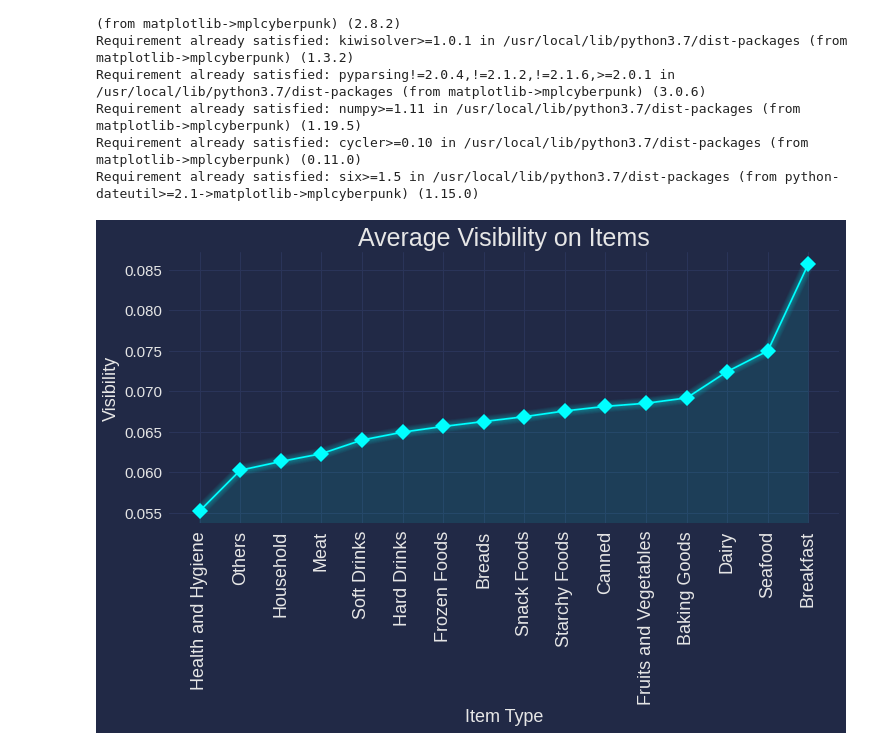
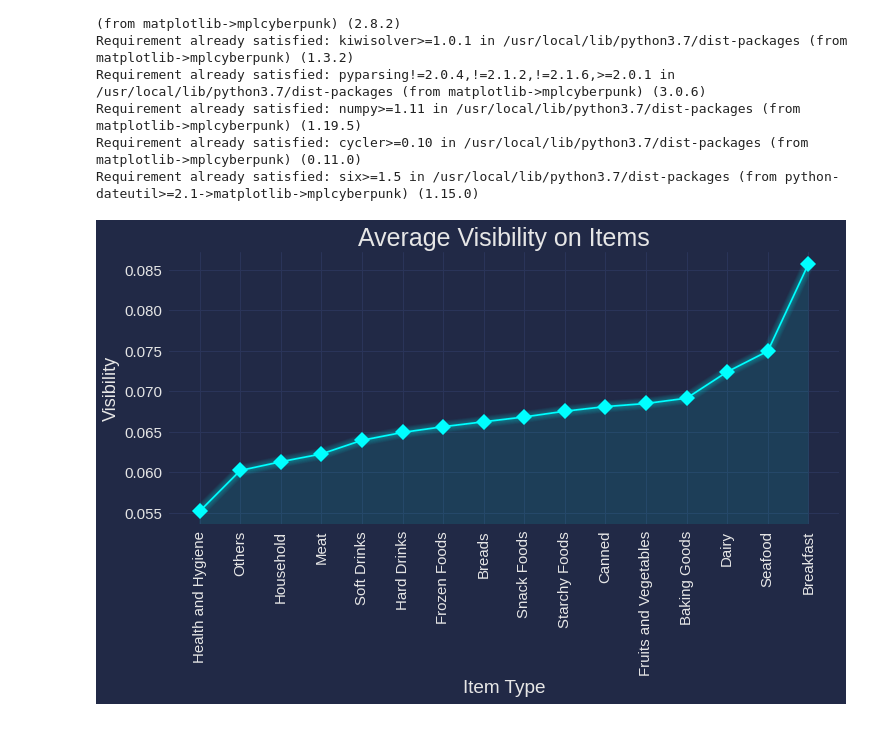
Before and after one commit to jul1andav1d/Food-Items-Sales-Predictions-Prjct1, a Jupyter notebook: Food_Sales_Prediction.ipynb, the cells around one changed output. Cells and saved outputs as stored; diff of their text form; code cells hidden in the pictures.

```diff
--- a/Food_Sales_Prediction.ipynb
+++ b/Food_Sales_Prediction.ipynb
@@ -403,13 +403,13 @@ Requirement already satisfied: six>=1.5 in /usr/local/lib/python3.7/dist-package
 # %%
 plt.figure(figsize= (12, 5))
 plt.style.use("cyberpunk")
 plt.plot(visibility.index, visibility['Item_Visibility'], c = "cyan", marker = 'D', markersize = 12 )
-plt.xlabel('Item Type', fontsize=18)
-plt.xticks(rotation=90, fontsize = 18)
+plt.xlabel('Item Type', fontsize=19)
+plt.xticks(rotation=90, fontsize = 15)
 plt.yticks(fontsize=15)
 plt.ylabel('Visibility', fontsize=18)
 plt.title('Average Visibility on Items', fontsize = 25)
 mplcyberpunk.add_glow_effects()
 plt.show();
 # %% [output]
-[figure, old version]
+[figure, new version]
```
